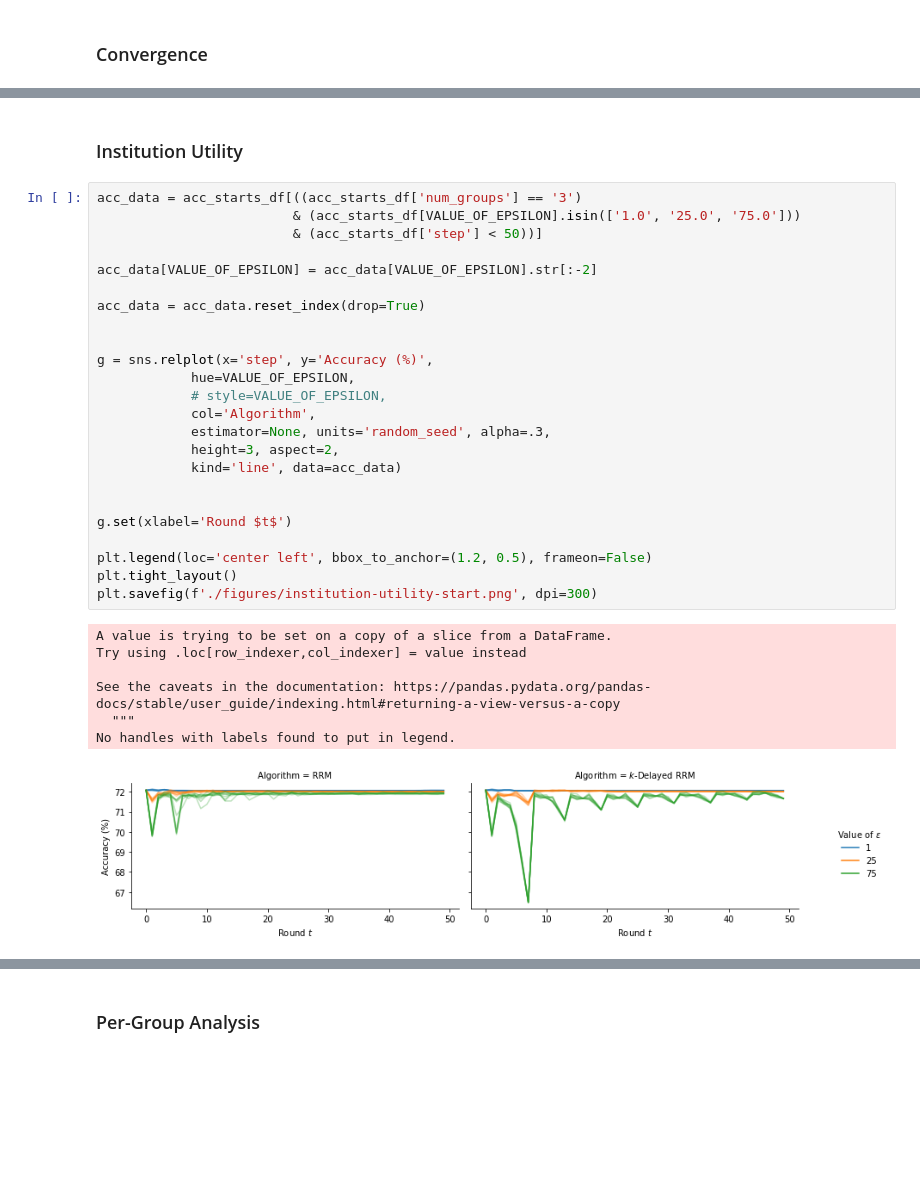
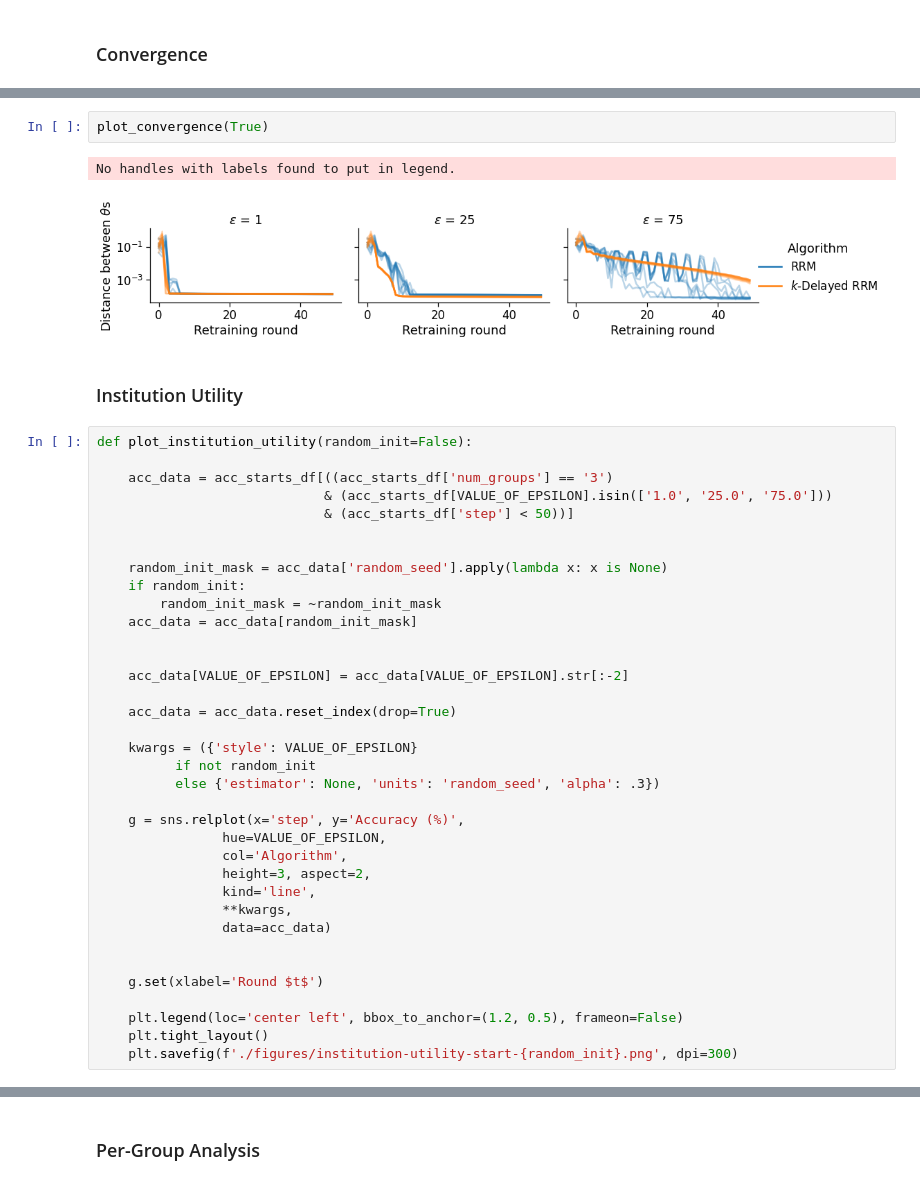
Before and after one commit to shlomihod/performative-prediction-stateful-world, a Jupyter notebook: performative_prediction-groups-respond-slowly.ipynb, the cells around one changed output, grey strips where cells are left out. Drawn from its saved outputs; the diff is of its cells as text; blank space fills up the shorter version.

```diff
--- a/performative_prediction-groups-respond-slowly.ipynb
+++ b/performative_prediction-groups-respond-slowly.ipynb
@@ -431,34 +436,43 @@ No handles with labels found to put in legend.
+# %%
+plot_convergence(True)
+# %% [output]
+No handles with labels found to put in legend.
+[figure, added]
 # %% [markdown]
 ### Institution Utility
 # %%
-acc_data = acc_starts_df[((acc_starts_df['num_groups'] == '3')
-                         & (acc_starts_df[VALUE_OF_EPSILON].isin(['1.0', '25.0', '75.0']))
-                         & (acc_starts_df['step'] < 50))]
+def plot_institution_utility(random_init=False):
 
-acc_data[VALUE_OF_EPSILON] = acc_data[VALUE_OF_EPSILON].str[:-2]
-
-acc_data = acc_data.reset_index(drop=True)
+    acc_data = acc_starts_df[((acc_starts_df['num_groups'] == '3')
+                             & (acc_starts_df[VALUE_OF_EPSILON].isin(['1.0', '25.0', '75.0']))
+                             & (acc_starts_df['step'] < 50))]
 
 
-g = sns.relplot(x='step', y='Accuracy (%)',
-            hue=VALUE_OF_EPSILON,
-            # style=VALUE_OF_EPSILON,
-            col='Algorithm',
-            estimator=None, units='random_seed', alpha=.3,
-            height=3, aspect=2,
-            kind='line', data=acc_data)
+    random_init_mask = acc_data['random_seed'].apply(lambda x: x is None)
+    if random_init:
+        random_init_mask = ~random_init_mask
+    acc_data = acc_data[random_init_mask]
 
 
-g.set(xlabel='Round $t$')
+    acc_data[VALUE_OF_EPSILON] = acc_data[VALUE_OF_EPSILON].str[:-2]
 
-plt.legend(loc='center left', bbox_to_anchor=(1.2, 0.5), frameon=False)
-plt.tight_layout()
-plt.savefig(f'./figures/institution-utility-start.png', dpi=300)
+    acc_data = acc_data.reset_index(drop=True)
+
+    kwargs = ({'style': VALUE_OF_EPSILON}
+          if not random_init
+          else {'estimator': None, 'units': 'random_seed', 'alpha': .3})
+
+    g = sns.relplot(x='step', y='Accuracy (%)',
+                hue=VALUE_OF_EPSILON,
+                col='Algorithm',
+                height=3, aspect=2,
+                kind='line',
+                **kwargs,
+                data=acc_data)
+
+
+    g.set(xlabel='Round $t$')
+
+    plt.legend(loc='center left', bbox_to_anchor=(1.2, 0.5), frameon=False)
+    plt.tight_layout()
+    plt.savefig(f'./figures/institution-utility-start-{random_init}.png', dpi=300)
-# %% [output]
-A value is trying to be set on a copy of a slice from a DataFrame.
-Try using .loc[row_indexer,col_indexer] = value instead
-
-See the caveats in the documentation: https://pandas.pydata.org/pandas-docs/stable/user_guide/indexing.html#returning-a-view-versus-a-copy
-  """
-No handles with labels found to put in legend.
-[figure, removed]
```
Also changed, not shown: parts of 14 cells of this notebook, 12 other files.
